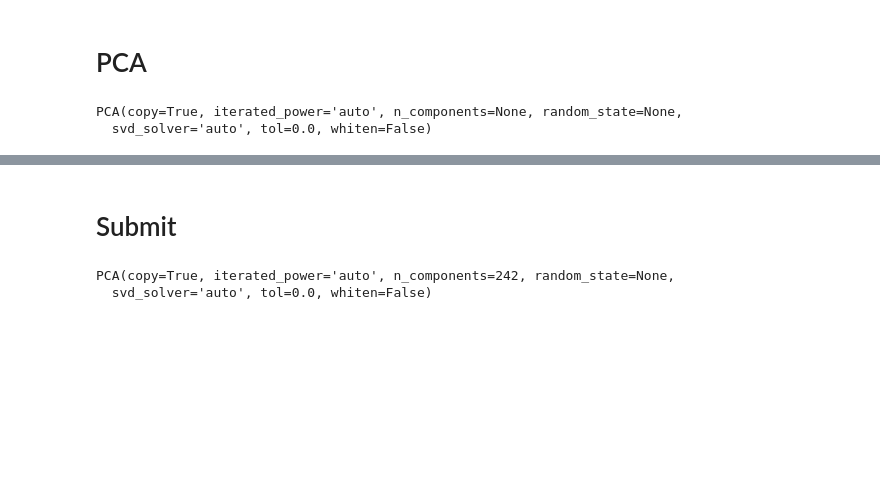
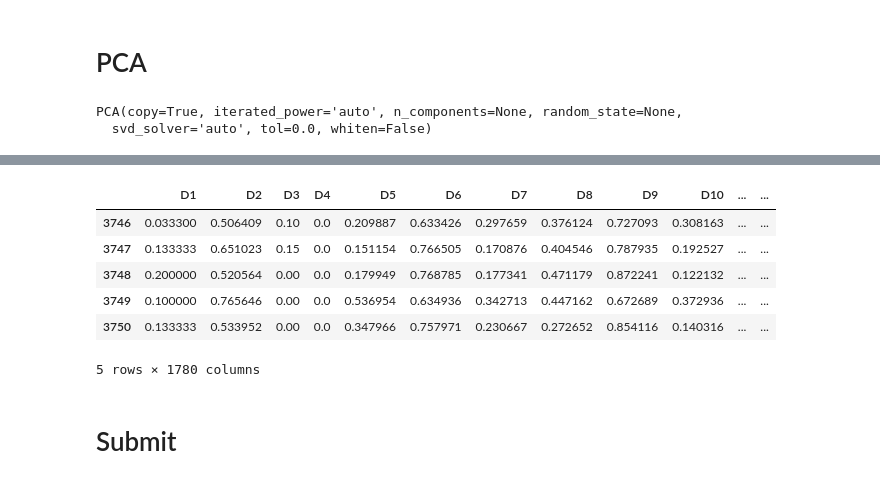
Before and after one commit to JihongL/Biological-Response, a Jupyter notebook: Bio-Response.ipynb, the cells around one changed output, grey strips where cells are left out. Cells and saved outputs as stored; diff of their text form; code cells hidden in the pictures; blank space fills up the shorter version.

```diff
--- a/Bio-Response.ipynb
+++ b/Bio-Response.ipynb
@@ -313,9 +307,14 @@ test: 0.7238805970149254
+# %%
+tf_X.tail()
+# %% [output]
+|  | D1 | D2 | D3 | D4 | D5 | D6 | D7 | D8 | D9 | D10 | ... | ... |
+| 3746 | 0.033300 | 0.506409 | 0.10 | 0.0 | 0.209887 | 0.633426 | 0.297659 | 0.376124 | 0.727093 | 0.308163 | ... | ... |
+| 3747 | 0.133333 | 0.651023 | 0.15 | 0.0 | 0.151154 | 0.766505 | 0.170876 | 0.404546 | 0.787935 | 0.192527 | ... | ... |
+| 3748 | 0.200000 | 0.520564 | 0.00 | 0.0 | 0.179949 | 0.768785 | 0.177341 | 0.471179 | 0.872241 | 0.122132 | ... | ... |
+| 3749 | 0.100000 | 0.765646 | 0.00 | 0.0 | 0.536954 | 0.634936 | 0.342713 | 0.447162 | 0.672689 | 0.372936 | ... | ... |
+| 3750 | 0.133333 | 0.533952 | 0.00 | 0.0 | 0.347966 | 0.757971 | 0.230667 | 0.272652 | 0.854116 | 0.140316 | ... | ... |
+5 rows × 1780 columns
 # %% [markdown]
 # Submit
 # %%
 test = pd.read_csv('data/test.csv')
-# %%
-opt_pca.fit(test)
-# %% [output]
-PCA(copy=True, iterated_power='auto', n_components=242, random_state=None,
-  svd_solver='auto', tol=0.0, whiten=False)
```
Also changed, not shown: parts of 78 cells of this notebook.
